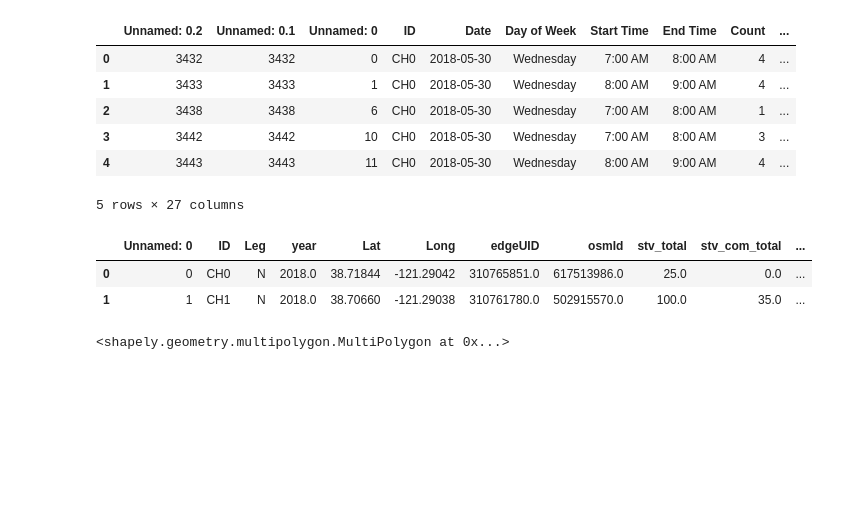
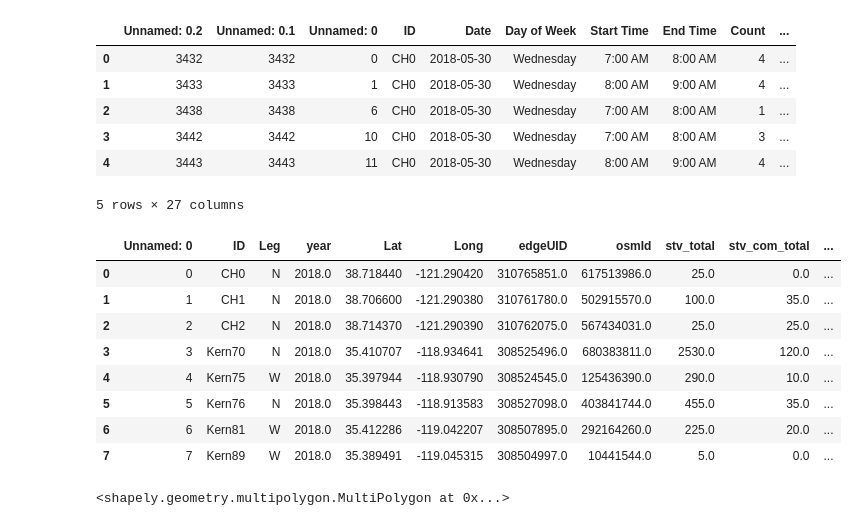
Before and after one commit to mintu07ruet/Bike-Exposure-Modeling, a Jupyter notebook: Expansion_Factor_development_coding/SC_data_Imputation_Daily_Volume.ipynb, the cells around one changed output. Drawn from its saved outputs; the diff is of its cells as text; code cells hidden in the pictures; blank space fills up the shorter version.

```diff
--- a/Expansion_Factor_development_coding/SC_data_Imputation_Daily_Volume.ipynb
+++ b/Expansion_Factor_development_coding/SC_data_Imputation_Daily_Volume.ipynb
@@ -448,11 +443,17 @@ sc_weekday.head()
 # %%
 # read Strava recreation ratio data for corresponding short term sites
 sc_stv=pd.read_csv('C:/UC Berkeley Project Backup/Bike_ped Exposure Model Project/Processed Data/sc_stv_all1.csv')
-sc_stv.head(2)
+sc_stv.head(8)
 # %% [output]
 |  | Unnamed: 0 | ID | Leg | year | Lat | Long | edgeUID | osmId | stv_total | stv_com_total | ... |
-| 0 | 0 | CH0 | N | 2018.0 | 38.71844 | -121.29042 | 310765851.0 | 617513986.0 | 25.0 | 0.0 | ... |
-| 1 | 1 | CH1 | N | 2018.0 | 38.70660 | -121.29038 | 310761780.0 | 502915570.0 | 100.0 | 35.0 | ... |
+| 0 | 0 | CH0 | N | 2018.0 | 38.718440 | -121.290420 | 310765851.0 | 617513986.0 | 25.0 | 0.0 | ... |
+| 1 | 1 | CH1 | N | 2018.0 | 38.706600 | -121.290380 | 310761780.0 | 502915570.0 | 100.0 | 35.0 | ... |
+| 2 | 2 | CH2 | N | 2018.0 | 38.714370 | -121.290390 | 310762075.0 | 567434031.0 | 25.0 | 25.0 | ... |
+| 3 | 3 | Kern70 | N | 2018.0 | 35.410707 | -118.934641 | 308525496.0 | 680383811.0 | 2530.0 | 120.0 | ... |
+| 4 | 4 | Kern75 | W | 2018.0 | 35.397944 | -118.930790 | 308524545.0 | 125436390.0 | 290.0 | 10.0 | ... |
+| 5 | 5 | Kern76 | N | 2018.0 | 35.398443 | -118.913583 | 308527098.0 | 403841744.0 | 455.0 | 35.0 | ... |
+| 6 | 6 | Kern81 | W | 2018.0 | 35.412286 | -119.042207 | 308507895.0 | 292164260.0 | 225.0 | 20.0 | ... |
+| 7 | 7 | Kern89 | W | 2018.0 | 35.389491 | -119.045315 | 308504997.0 | 10441544.0 | 5.0 | 0.0 | ... |
 # %%
 # Calculate the populationden
 count_sites=sc_stv
```
Also changed, not shown: parts of 33 cells of this notebook, 1 other file.
